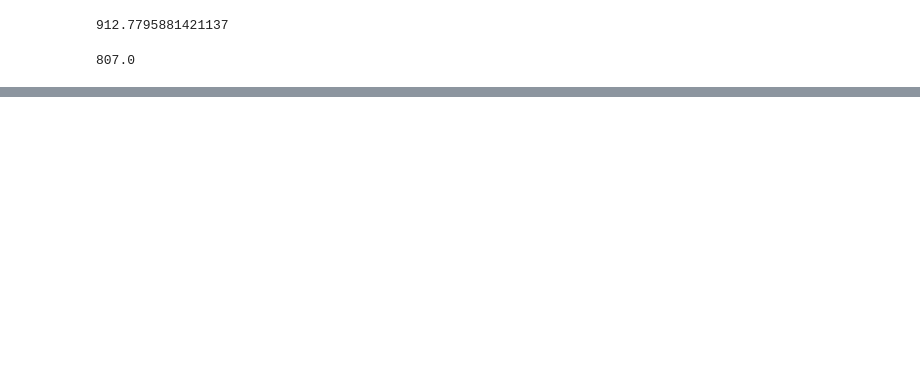
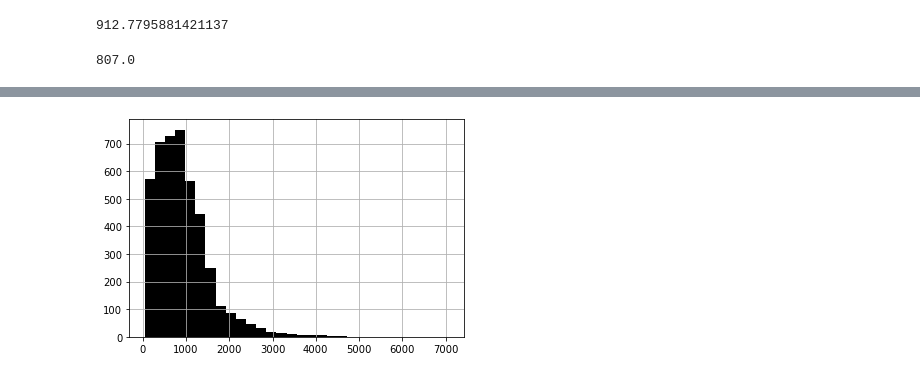
Before and after one commit to foerstner-lab/Bits_and_pieces_for_the_carpentries_workshops, a Jupyter notebook: python/GFF_gene_length_analysis_with_Python.ipynb, the cells around one changed output, grey strips where cells are left out. Cells and saved outputs as stored; diff of their text form; code cells hidden in the pictures; blank space fills up the shorter version.

Commit message:
Added saving of plot to gff gene length lesson

```diff
--- a/python/GFF_gene_length_analysis_with_Python.ipynb
+++ b/python/GFF_gene_length_analysis_with_Python.ipynb
@@ -112 +112,9 @@ gene_data["length"].hist(bins=30, color="black")
 [figure]
+# %%
+import matplotlib.pyplot as plt
+ax = gene_data["length"].hist(bins=30, color="black")
+fig = ax.get_figure()
+fig.savefig("gene_histogram.pdf")
+#fig.save("gene_histogram".pdf)
+# %% [output]
+[figure, added]
```
Also changed, not shown: parts of 4 cells of this notebook.
